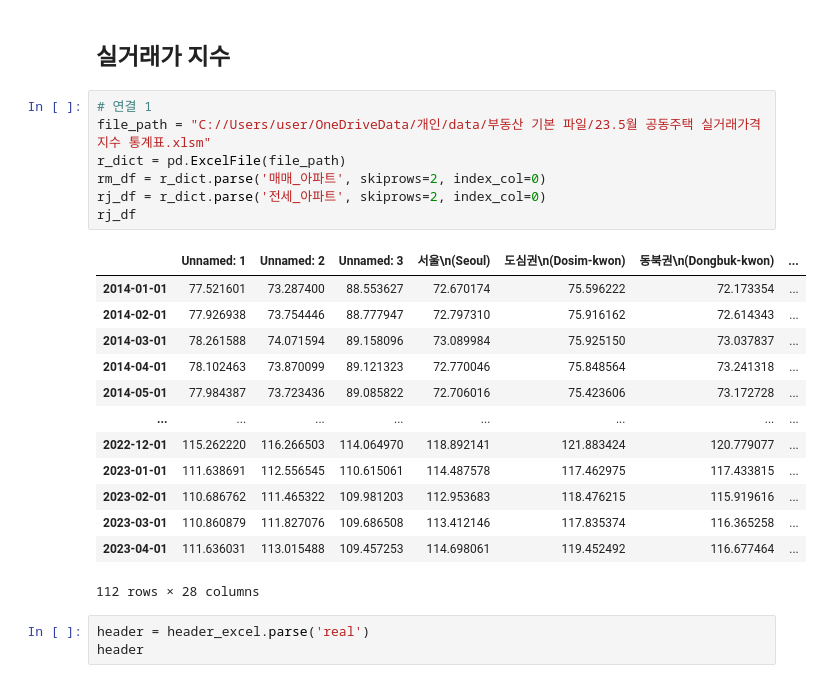
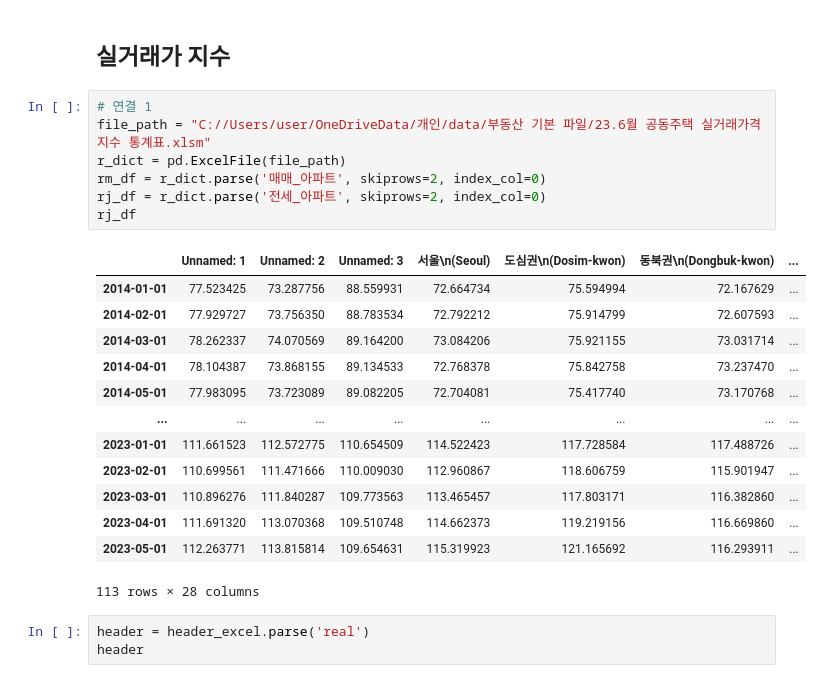
Before and after one commit to sizipusx/fundamental, a Jupyter notebook: jupyterlab/월간 부동산 업데이트.ipynb, the cells around one changed output. Cells and saved outputs as stored; diff of their text form.

```diff
--- a/jupyterlab/월간 부동산 업데이트.ipynb
+++ b/jupyterlab/월간 부동산 업데이트.ipynb
@@ -25,25 +25,25 @@ service_key = 'ODM4YzliY2U3M2ZlMGNiY2VhNjYxYWRmZGRlOTM5M2M='
 ## 실거래가 지수
 # %%
 # 연결 1
-file_path = "C://Users/user/OneDriveData/개인/data/부동산 기본 파일/23.5월 공동주택 실거래가격지수 통계표.xlsm"
+file_path = "C://Users/user/OneDriveData/개인/data/부동산 기본 파일/23.6월 공동주택 실거래가격지수 통계표.xlsm"
 r_dict = pd.ExcelFile(file_path)
 rm_df = r_dict.parse('매매_아파트', skiprows=2, index_col=0)
 rj_df = r_dict.parse('전세_아파트', skiprows=2, index_col=0)
 rj_df
 # %% [output]
 |  | Unnamed: 1 | Unnamed: 2 | Unnamed: 3 | 서울\n(Seoul) | 도심권\n(Dosim-kwon) | 동북권\n(Dongbuk-kwon) | ... |
-| 2014-01-01 | 77.521601 | 73.287400 | 88.553627 | 72.670174 | 75.596222 | 72.173354 | ... |
-| 2014-02-01 | 77.926938 | 73.754446 | 88.777947 | 72.797310 | 75.916162 | 72.614343 | ... |
-| 2014-03-01 | 78.261588 | 74.071594 | 89.158096 | 73.089984 | 75.925150 | 73.037837 | ... |
-| 2014-04-01 | 78.102463 | 73.870099 | 89.121323 | 72.770046 | 75.848564 | 73.241318 | ... |
-| 2014-05-01 | 77.984387 | 73.723436 | 89.085822 | 72.706016 | 75.423606 | 73.172728 | ... |
+| 2014-01-01 | 77.523425 | 73.287756 | 88.559931 | 72.664734 | 75.594994 | 72.167629 | ... |
+| 2014-02-01 | 77.929727 | 73.756350 | 88.783534 | 72.792212 | 75.914799 | 72.607593 | ... |
+| 2014-03-01 | 78.262337 | 74.070569 | 89.164200 | 73.084206 | 75.921155 | 73.031714 | ... |
+| 2014-04-01 | 78.104387 | 73.868155 | 89.134533 | 72.768378 | 75.842758 | 73.237470 | ... |
+| 2014-05-01 | 77.983095 | 73.723089 | 89.082205 | 72.704081 | 75.417740 | 73.170768 | ... |
 | ... | ... | ... | ... | ... | ... | ... | ... |
-| 2022-12-01 | 115.262220 | 116.266503 | 114.064970 | 118.892141 | 121.883424 | 120.779077 | ... |
-| 2023-01-01 | 111.638691 | 112.556545 | 110.615061 | 114.487578 | 117.462975 | 117.433815 | ... |
-| 2023-02-01 | 110.686762 | 111.465322 | 109.981203 | 112.953683 | 118.476215 | 115.919616 | ... |
-| 2023-03-01 | 110.860879 | 111.827076 | 109.686508 | 113.412146 | 117.835374 | 116.365258 | ... |
-| 2023-04-01 | 111.636031 | 113.015488 | 109.457253 | 114.698061 | 119.452492 | 116.677464 | ... |
+| 2023-01-01 | 111.661523 | 112.572775 | 110.654509 | 114.522423 | 117.728584 | 117.488726 | ... |
+| 2023-02-01 | 110.699561 | 111.471666 | 110.009030 | 112.960867 | 118.606759 | 115.901947 | ... |
+| 2023-03-01 | 110.896276 | 111.840287 | 109.773563 | 113.465457 | 117.803171 | 116.382860 | ... |
+| 2023-04-01 | 111.691320 | 113.070368 | 109.510748 | 114.662373 | 119.219156 | 116.669860 | ... |
+| 2023-05-01 | 112.263771 | 113.815814 | 109.654631 | 115.319923 | 121.165692 | 116.293911 | ... |
-112 rows × 28 columns
+113 rows × 28 columns
 # %%
 header = header_excel.parse('real')
 header
```
Also changed, not shown: parts of 9 cells of this notebook.
